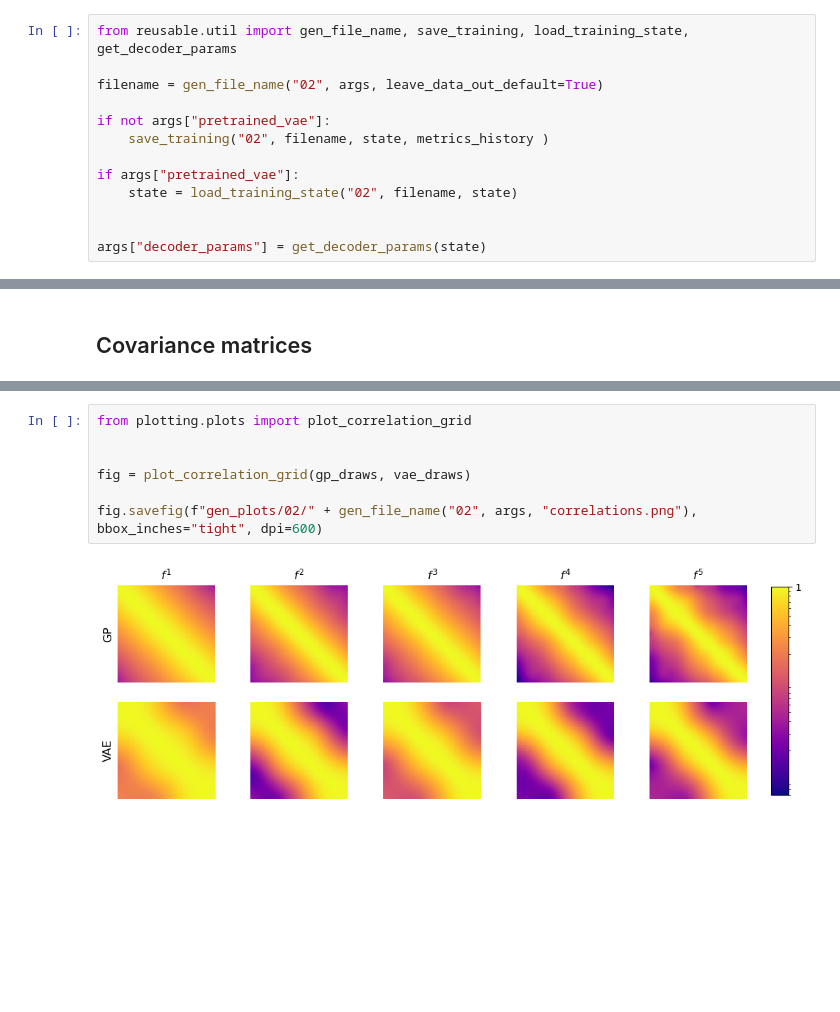
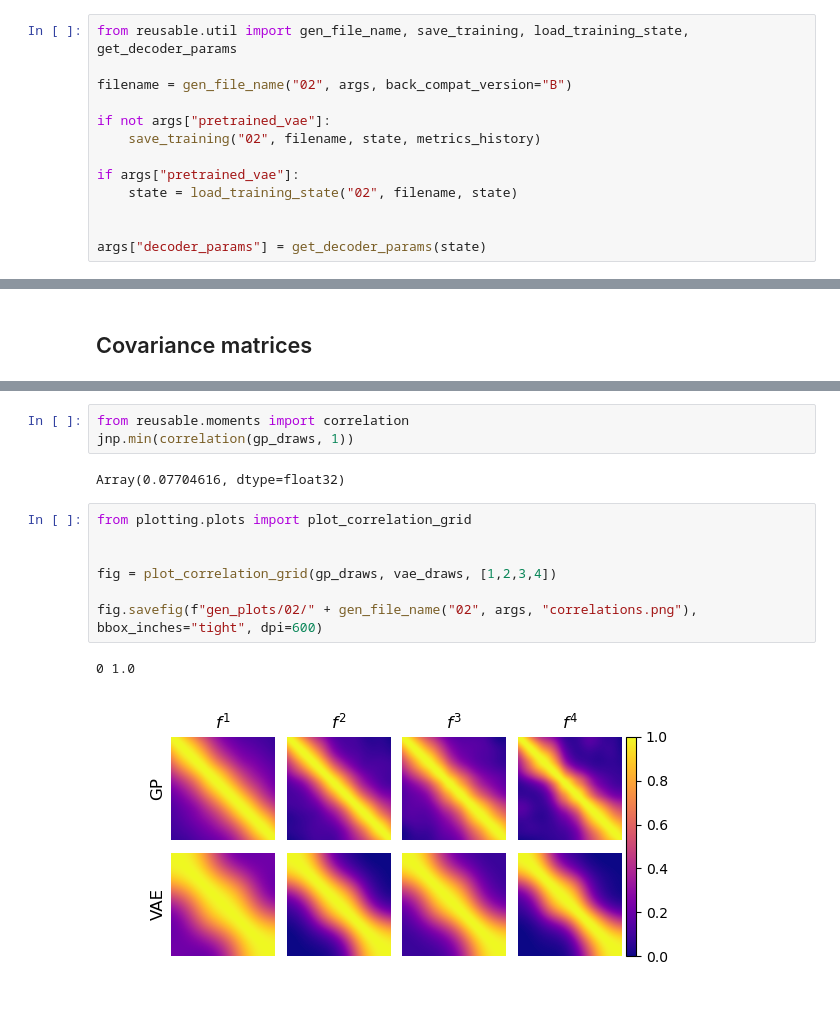
Before and after one commit to mtcairneyleeming/4yp, a Jupyter notebook: 02_PriorVAE_changed_training.ipynb, the cells around one changed output, grey strips where cells are left out. Saved outputs shown, nothing was run; the diff lists cells and outputs as text; blank space fills up the shorter version.

```diff
--- a/02_PriorVAE_changed_training.ipynb
+++ b/02_PriorVAE_changed_training.ipynb
@@ -146,10 +147,10 @@ comment 09/02/2023: why is there a shelf in the loss?, also, why is our test los
 # %%
 from reusable.util import gen_file_name, save_training, load_training_state, get_decoder_params
 
-filename = gen_file_name("02", args, leave_data_out_default=True)
+filename = gen_file_name("02", args, back_compat_version="B")
 
 if not args["pretrained_vae"]:
-    save_training("02", filename, state, metrics_history )
+    save_training("02", filename, state, metrics_history)
 
 if args["pretrained_vae"]:
     state = load_training_state("02", filename, state)
@@ -317,12 +306,18 @@ plot_cov_mat(vae_draws, "VAE covariance matrix", axs[1])
+# %%
+from reusable.moments import correlation
+jnp.min(correlation(gp_draws, 1))
+# %% [output]
+Array(0.07704616, dtype=float32)
 # %%
 from plotting.plots import plot_correlation_grid
 
 
-fig = plot_correlation_grid(gp_draws, vae_draws)
+fig = plot_correlation_grid(gp_draws, vae_draws, [1,2,3,4])
 
 fig.savefig(f"gen_plots/02/" + gen_file_name("02", args, "correlations.png"), bbox_inches="tight", dpi=600)
 # %% [output]
+0 1.0
-[figure, old version]
+[figure, new version]
 # %%
 from reusable.moments import sample_central_moment
 from plotting.plots import plot_moments
```
Also changed, not shown: parts of 7 cells of this notebook, 4 other files.
